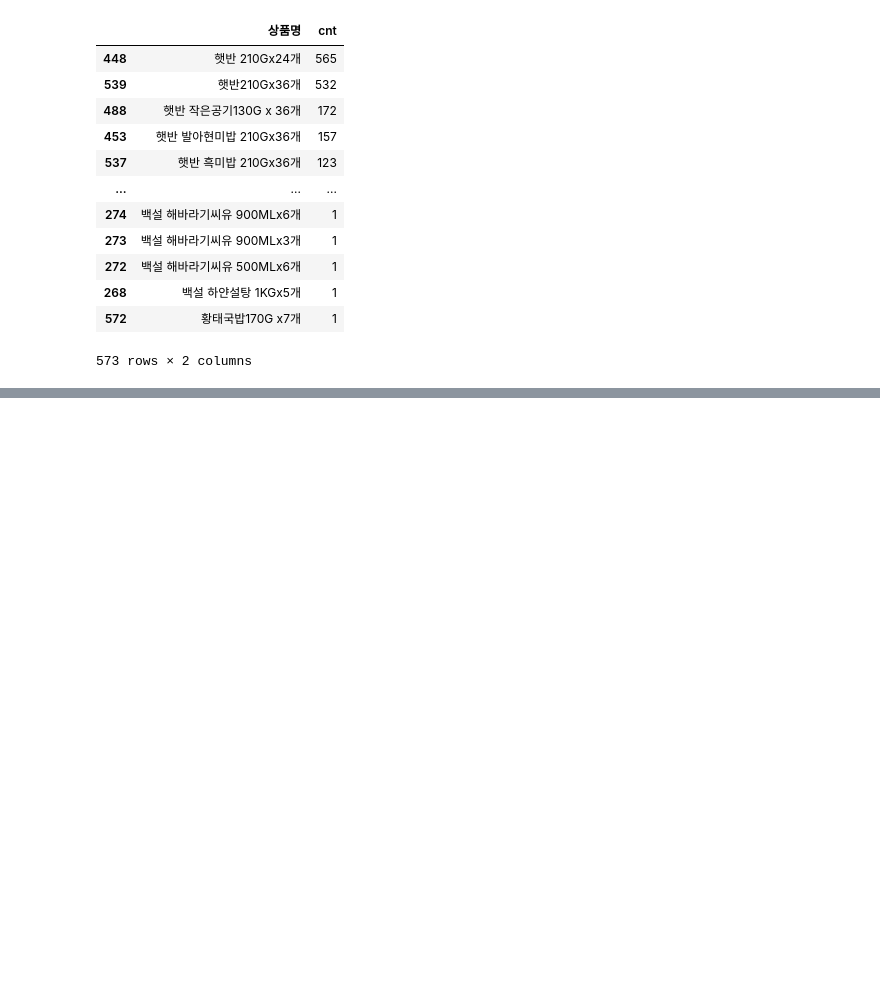
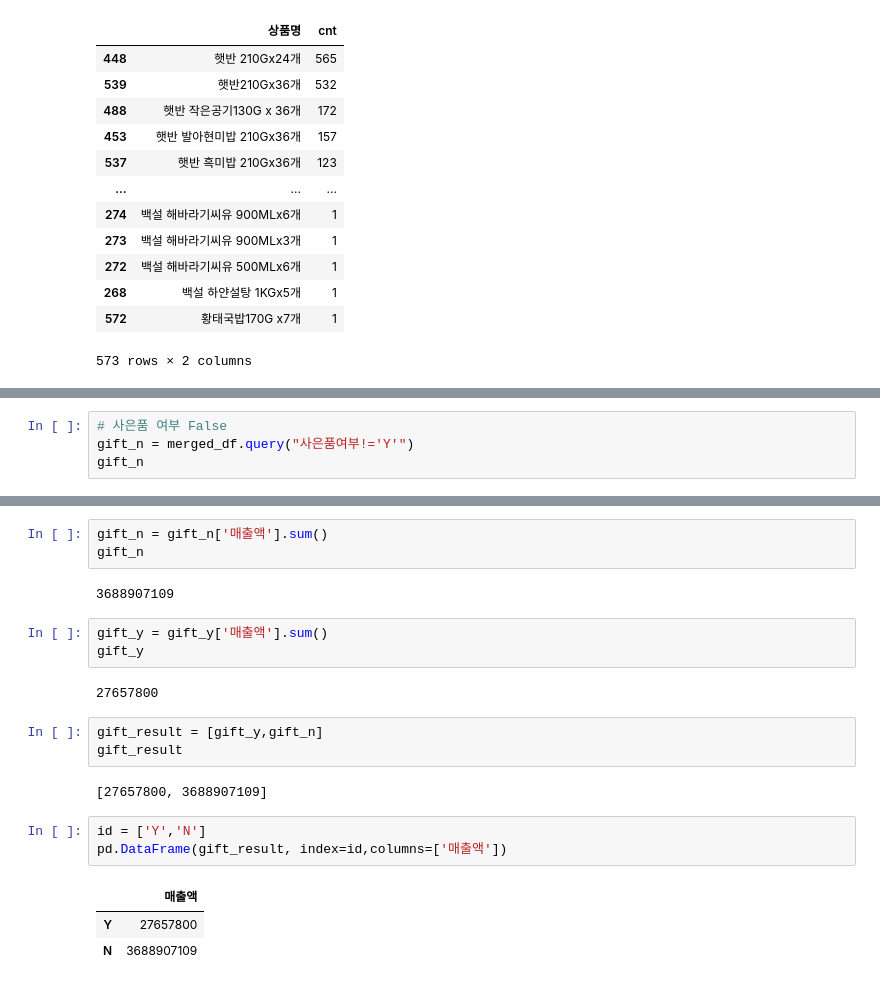
Before and after one commit to ha-es/doit_python, a Jupyter notebook: BDA/내부공모전/naver.ipynb, the cells around one changed output, grey strips where cells are left out. Drawn from its saved outputs; the diff is of its cells as text; blank space fills up the shorter version.

```diff
--- a/BDA/내부공모전/naver.ipynb
+++ b/BDA/내부공모전/naver.ipynb
@@ -591,0 +640,4 @@ a
+# %%
+# 사은품 여부 False
+gift_n = merged_df.query("사은품여부!='Y'")
+gift_n
@@ -591,0 +658,22 @@ a
+# %%
+gift_n = gift_n['매출액'].sum()
+gift_n
+# %% [output]
+3688907109
+# %%
+gift_y = gift_y['매출액'].sum()
+gift_y
+# %% [output]
+27657800
+# %%
+gift_result = [gift_y,gift_n]
+gift_result
+# %% [output]
+[27657800, 3688907109]
+# %%
+id = ['Y','N']
+pd.DataFrame(gift_result, index=id,columns=['매출액'])
+# %% [output]
+|  | 매출액 |
+| Y | 27657800 |
+| N | 3688907109 |
```
Also changed, not shown: parts of 8 cells of this notebook, 1 other file.
